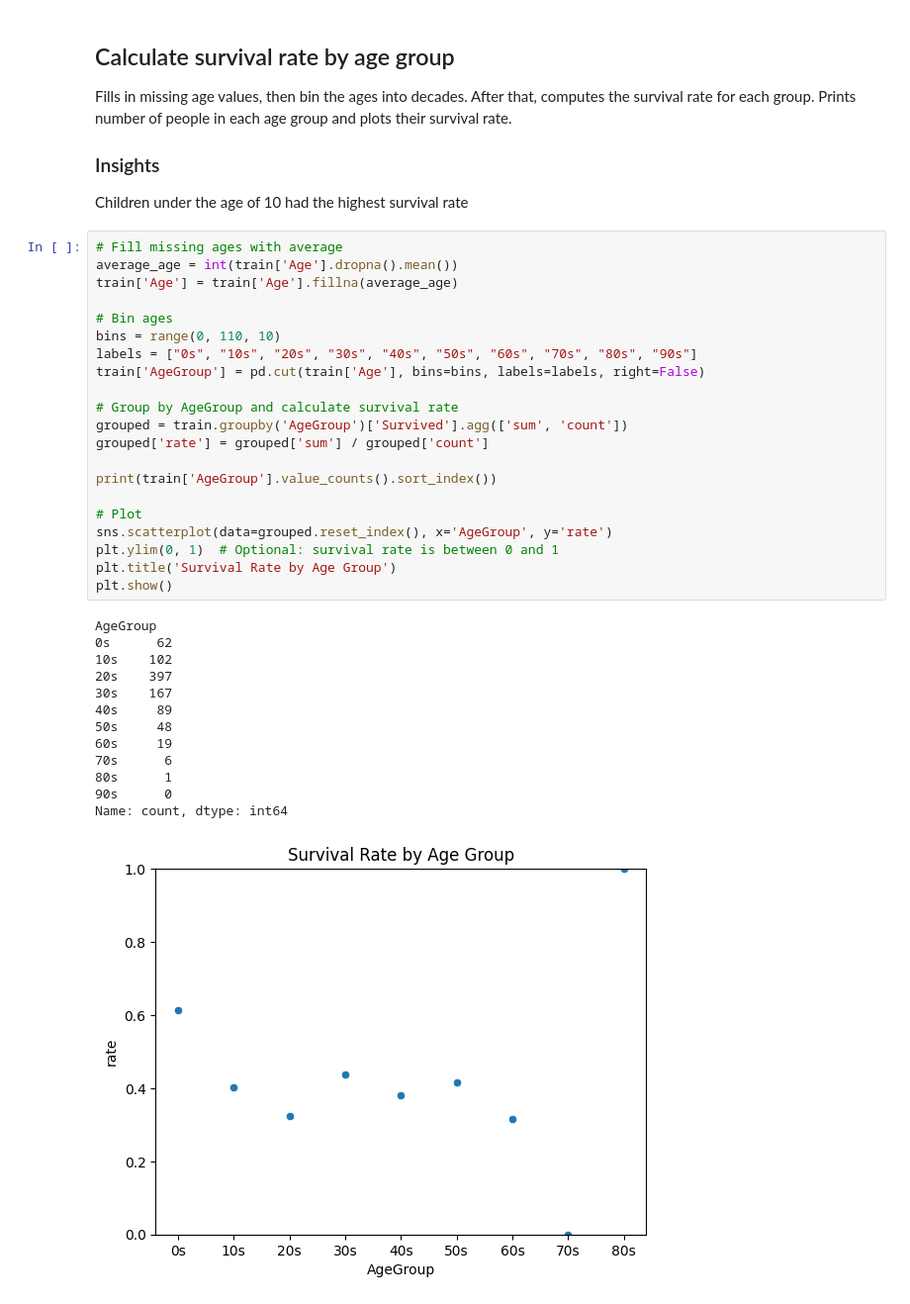
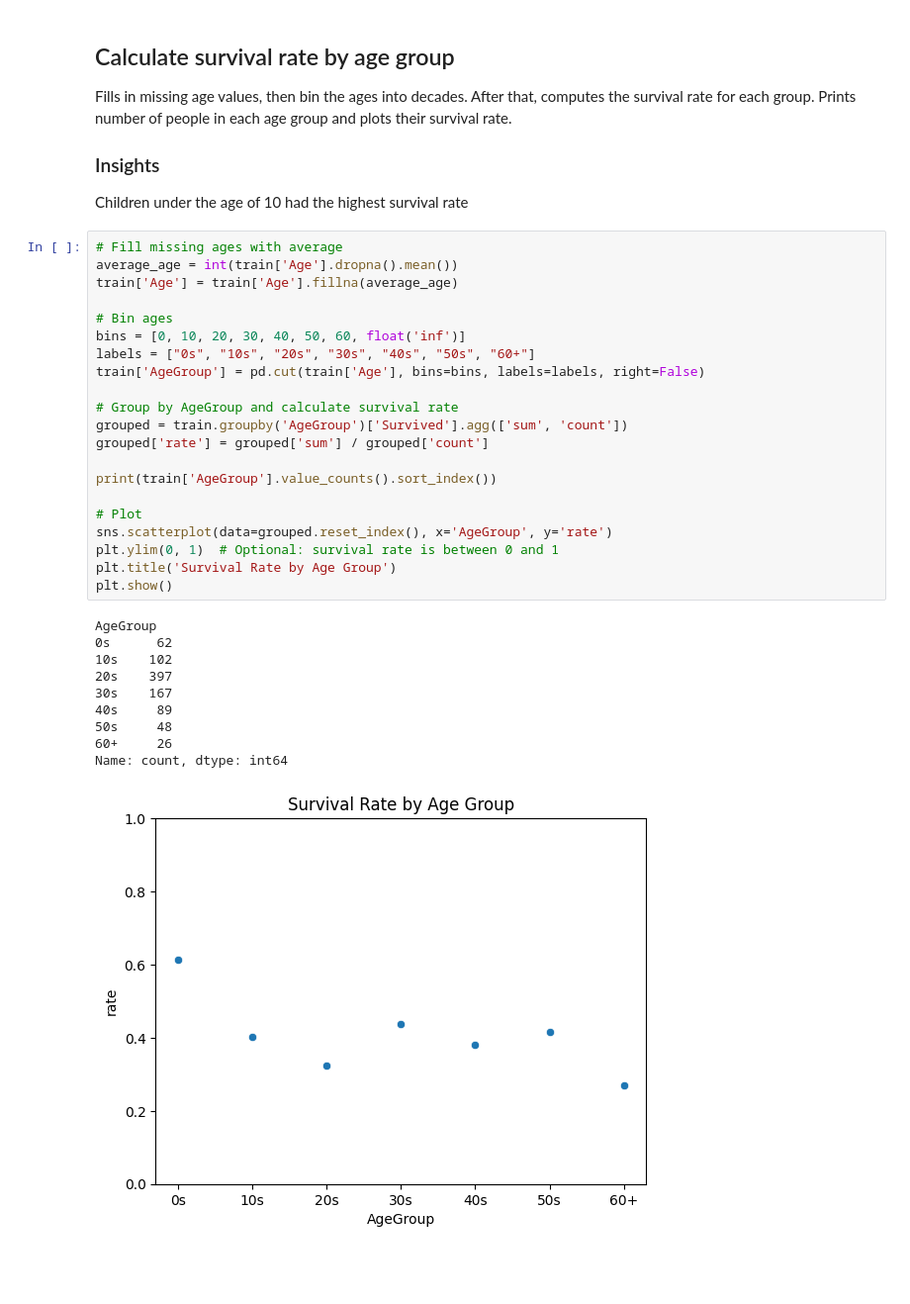
Before and after one commit to izaakdonaldson/titanic-survival-prediction, a Jupyter notebook: notebooks/titanic_eda.ipynb, the cells around one changed output. Shown: that part at 99% size. Drawn from its saved outputs; the diff is of its cells as text; blank space fills up the shorter version.

```diff
--- a/notebooks/titanic_eda.ipynb
+++ b/notebooks/titanic_eda.ipynb
@@ -212,35 +212,32 @@ Children under the age of 10 had the highest survival rate
 # %%
 # Fill missing ages with average
 average_age = int(train['Age'].dropna().mean())
 train['Age'] = train['Age'].fillna(average_age)
 
 # Bin ages
-bins = range(0, 110, 10)
-labels = ["0s", "10s", "20s", "30s", "40s", "50s", "60s", "70s", "80s", "90s"]
+bins = [0, 10, 20, 30, 40, 50, 60, float('inf')]
+labels = ["0s", "10s", "20s", "30s", "40s", "50s", "60+"]
 train['AgeGroup'] = pd.cut(train['Age'], bins=bins, labels=labels, right=False)
 
 # Group by AgeGroup and calculate survival rate
 grouped = train.groupby('AgeGroup')['Survived'].agg(['sum', 'count'])
 grouped['rate'] = grouped['sum'] / grouped['count']
 
 print(train['AgeGroup'].value_counts().sort_index())
 
 # Plot
 sns.scatterplot(data=grouped.reset_index(), x='AgeGroup', y='rate')
 plt.ylim(0, 1)  # Optional: survival rate is between 0 and 1
 plt.title('Survival Rate by Age Group')
 plt.show()
 # %% [output]
 AgeGroup
 0s      62
 10s    102
 20s    397
 30s    167
 40s     89
 50s     48
-60s     19
-70s      6
-80s      1
-90s      0
+60+     26
 Name: count, dtype: int64
-[figure, old version]
+[figure, new version]
```
Also changed, not shown: parts of 7 cells of this notebook, 2 other files.
